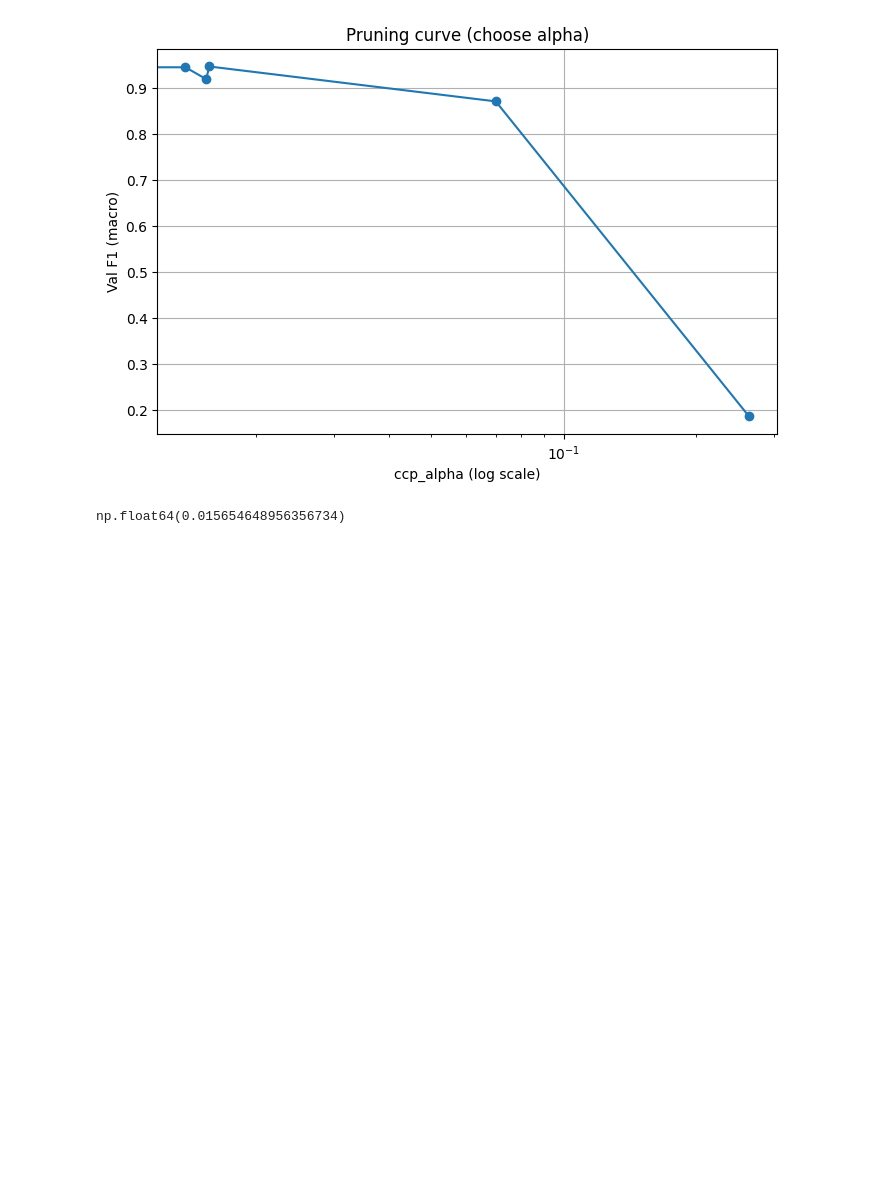
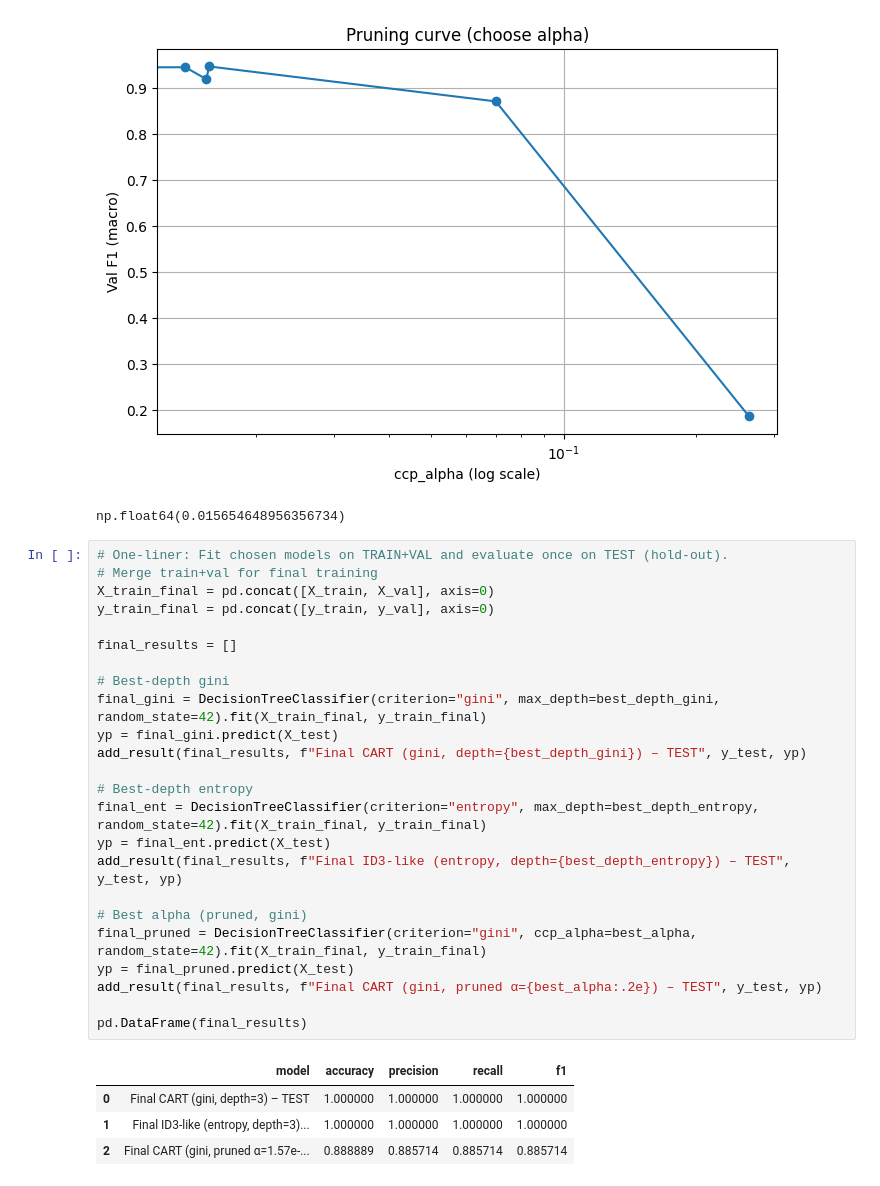
Before and after one commit to jaivanshchawla/ML-LAB-FUN, a Jupyter notebook: LAB 5/DT.ipynb, the cells around one changed output. Cells and saved outputs as stored; diff of their text form; blank space fills up the shorter version.

Commit message:
final models

```diff
--- a/LAB 5/DT.ipynb
+++ b/LAB 5/DT.ipynb
@@ -129,3 +129,32 @@ best_alpha
 # %% [output]
 [figure]
 np.float64(0.015654648956356734)
+# %%
+# One-liner: Fit chosen models on TRAIN+VAL and evaluate once on TEST (hold-out).
+# Merge train+val for final training
+X_train_final = pd.concat([X_train, X_val], axis=0)
+y_train_final = pd.concat([y_train, y_val], axis=0)
+
+final_results = []
+
+# Best-depth gini
+final_gini = DecisionTreeClassifier(criterion="gini", max_depth=best_depth_gini, random_state=42).fit(X_train_final, y_train_final)
+yp = final_gini.predict(X_test)
+add_result(final_results, f"Final CART (gini, depth={best_depth_gini}) – TEST", y_test, yp)
+
+# Best-depth entropy
+final_ent = DecisionTreeClassifier(criterion="entropy", max_depth=best_depth_entropy, random_state=42).fit(X_train_final, y_train_final)
+yp = final_ent.predict(X_test)
+add_result(final_results, f"Final ID3-like (entropy, depth={best_depth_entropy}) – TEST", y_test, yp)
+
+# Best alpha (pruned, gini)
+final_pruned = DecisionTreeClassifier(criterion="gini", ccp_alpha=best_alpha, random_state=42).fit(X_train_final, y_train_final)
+yp = final_pruned.predict(X_test)
+add_result(final_results, f"Final CART (gini, pruned α={best_alpha:.2e}) – TEST", y_test, yp)
+
+pd.DataFrame(final_results)
+# %% [output]
+|  | model | accuracy | precision | recall | f1 |
+| 0 | Final CART (gini, depth=3) – TEST | 1.000000 | 1.000000 | 1.000000 | 1.000000 |
+| 1 | Final ID3-like (entropy, depth=3)... | 1.000000 | 1.000000 | 1.000000 | 1.000000 |
+| 2 | Final CART (gini, pruned α=1.57e-... | 0.888889 | 0.885714 | 0.885714 | 0.885714 |
```
